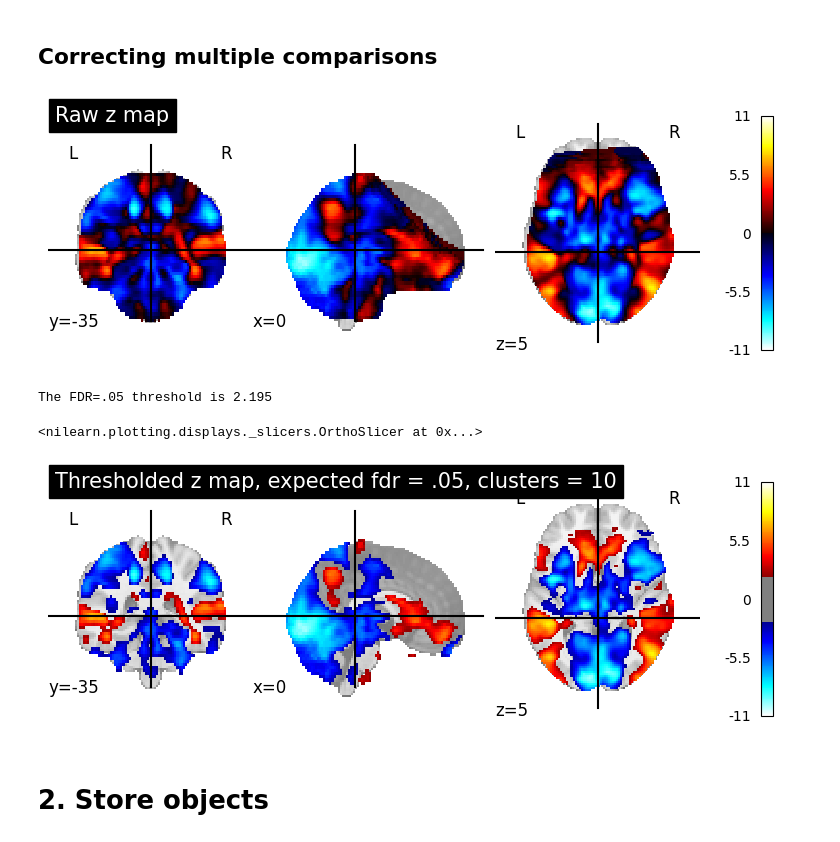
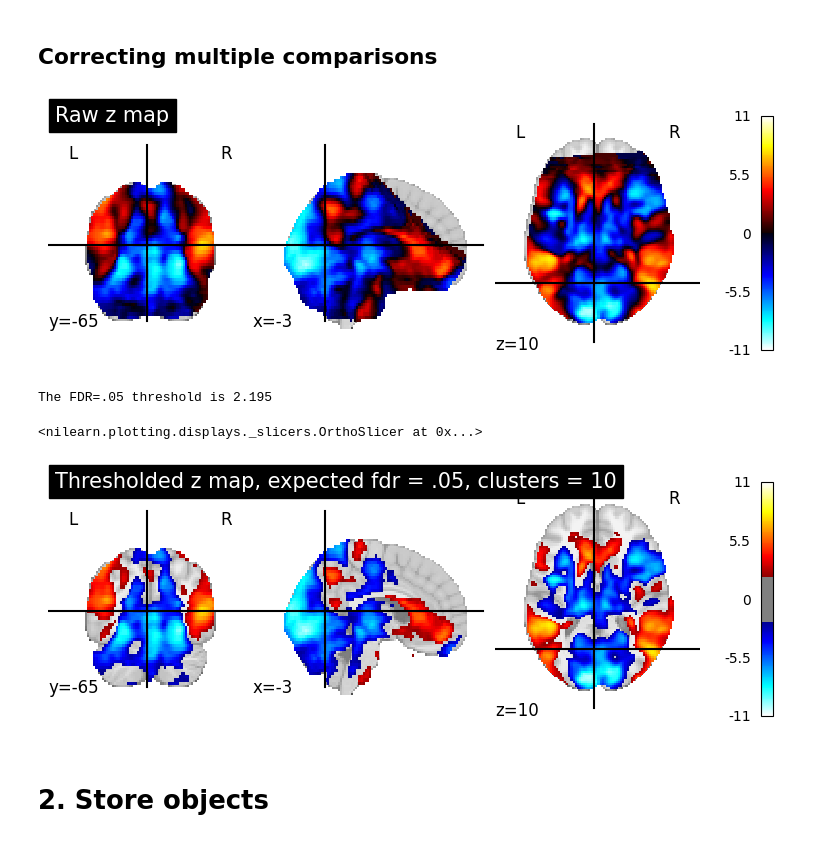
Before and after one commit to dominikpegler/tewa2-neuroimaging, a Jupyter notebook: assignments/Group assignment/Group assignment.ipynb, the cells around one changed output. Saved outputs shown, nothing was run; the diff lists cells and outputs as text; code cells hidden in the pictures.

Commit message:
fixed cut coordinates

```diff
--- a/assignments/Group assignment/Group assignment.ipynb
+++ b/assignments/Group assignment/Group assignment.ipynb
@@ -158,5 +158,8 @@ other_self = second_level.compute_contrast(
 # %% [markdown]
 `threshold=3`
 # %%
-plotting.plot_stat_map(other_self, threshold=3)
+thresh = 3
+disp_3 = plotting.plot_stat_map(
+    other_self, threshold=thresh, title=f"threshold={thresh}"
+)
 # %% [output]
@@ -172,9 +179,11 @@ plotting.plot_stat_map(other_self, threshold=6)
 # %% [markdown]
 ## Correcting multiple comparisons
 # %%
-disp = plotting.plot_stat_map(other_self, title="Raw z map")
+disp = plotting.plot_stat_map(
+    other_self, cut_coords=disp_3.cut_coords, title="Raw z map"
+)
 # %% [output]
-[figure, old version]
+[figure, new version]
 # %%
 from nilearn.glm import threshold_stats_img
 
@@ -188,13 +197,13 @@ The FDR=.05 threshold is 2.195
 # %%
 plotting.plot_stat_map(
     thresholded_map,
-    cut_coords=disp.cut_coords,
+    cut_coords=disp_3.cut_coords,
     title="Thresholded z map, expected fdr = .05, clusters = 10",
     threshold=threshold,
 )
 # %% [output]
 <nilearn.plotting.displays._slicers.OrthoSlicer at 0x...>
-[figure, old version]
+[figure, new version]
 # %% [markdown]
 # 2. Store objects
 # %% [markdown]
```
Also changed, not shown: parts of 3 cells of this notebook.
